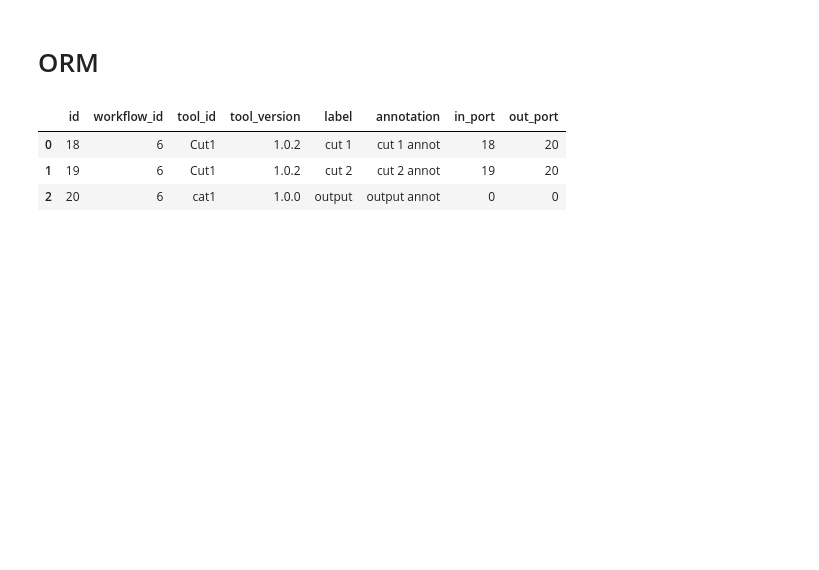
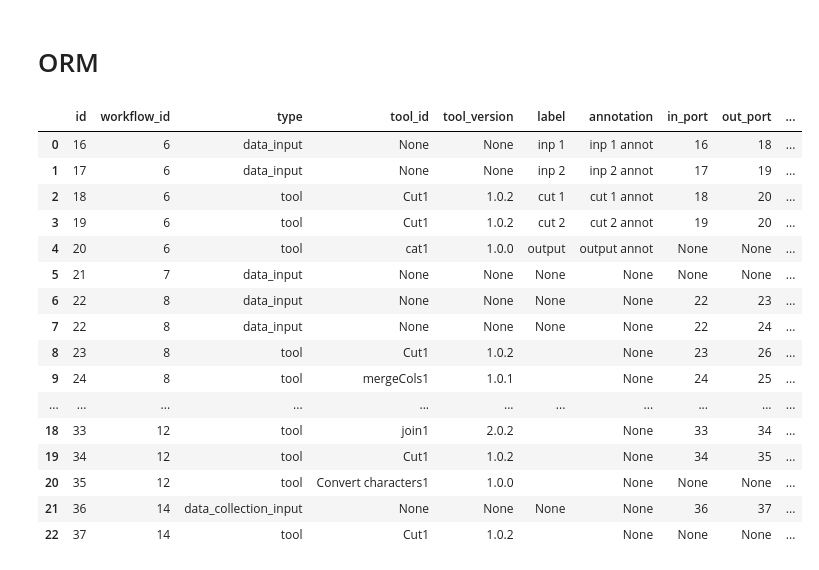
Before and after one commit to anatskiy/tool-suggestion-engine, a Jupyter notebook: suggestions-from-history.ipynb, the cells around one changed output. Cells and saved outputs as stored; diff of their text form; code cells hidden in the pictures; blank space fills up the shorter version.

```diff
--- a/suggestions-from-history.ipynb
+++ b/suggestions-from-history.ipynb
@@ -124,27 +143,44 @@ mapper(WorkflowStepAnnotationAssociation, wsaa)
 Session = sessionmaker(bind=engine)
 session = Session()
 # %%
-connections_query = session.query(WorkflowStep.id, WorkflowStep.workflow_id,
-                                  WorkflowStep.tool_id, WorkflowStep.tool_version,
-                                  WorkflowStep.label,
-                                  WorkflowStepAnnotationAssociation.annotation,
-                                  WorkflowStepConnection.output_step_id.label('in_port'),
-                                  WorkflowStepConnection.input_step_id.label('out_port')) \
-                           .join(StoredWorkflow, WorkflowStep.workflow_id==\
-                                StoredWorkflow.latest_workflow_id) \
-                           .outerjoin(WorkflowStepConnection, WorkflowStep.id==\
-                                WorkflowStepConnection.output_step_id) \
-                           .outerjoin(WorkflowStepAnnotationAssociation, WorkflowStep.id==\
-                                WorkflowStepAnnotationAssociation.workflow_step_id) \
-                           .distinct().filter(WorkflowStep.type != 'data_input')
+connections_query = session \
+    .query(WorkflowStep.id, WorkflowStep.workflow_id,
+           WorkflowStep.type, WorkflowStep.tool_id,
+           WorkflowStep.tool_version, WorkflowStep.label,
+           WorkflowStepAnnotationAssociation.annotation,
+           WorkflowStepConnection.output_step_id.label('in_port'),
+           WorkflowStepConnection.input_step_id.label('out_port')) \
+    .join(StoredWorkflow, WorkflowStep.workflow_id==\
+          StoredWorkflow.latest_workflow_id) \
+    .outerjoin(WorkflowStepConnection, WorkflowStep.id==\
+               WorkflowStepConnection.output_step_id) \
+    .outerjoin(WorkflowStepAnnotationAssociation, WorkflowStep.id==\
+               WorkflowStepAnnotationAssociation.workflow_step_id) \
+    .distinct()
 
 connections = pd.read_sql(connections_query.statement, session.bind)
-connections[['in_port', 'out_port']] = connections[['in_port', 'out_port']].fillna(0.0).applymap(np.int64)
+connections = connections.where(pd.notnull(connections), None)  # replace all NaN with None
 
+connections['in_port_tool'] = connections.tool_id.fillna(connections.type)
+connections['out_port_tool'] = [connections.tool_id[connections.id == id].values[0]
+                                if id else None for id in connections.out_port]
 connections
 # %% [output]
-|  | id | workflow_id | tool_id | tool_version | label | annotation | in_port | out_port |
-| 0 | 18 | 6 | Cut1 | 1.0.2 | cut 1 | cut 1 annot | 18 | 20 |
-| 1 | 19 | 6 | Cut1 | 1.0.2 | cut 2 | cut 2 annot | 19 | 20 |
-| 2 | 20 | 6 | cat1 | 1.0.0 | output | output annot | 0 | 0 |
+|  | id | workflow_id | type | tool_id | tool_version | label | annotation | in_port | out_port | ... |
+| 0 | 16 | 6 | data_input | None | None | inp 1 | inp 1 annot | 16 | 18 | ... |
+| 1 | 17 | 6 | data_input | None | None | inp 2 | inp 2 annot | 17 | 19 | ... |
+| 2 | 18 | 6 | tool | Cut1 | 1.0.2 | cut 1 | cut 1 annot | 18 | 20 | ... |
+| 3 | 19 | 6 | tool | Cut1 | 1.0.2 | cut 2 | cut 2 annot | 19 | 20 | ... |
+| 4 | 20 | 6 | tool | cat1 | 1.0.0 | output | output annot | None | None | ... |
+| 5 | 21 | 7 | data_input | None | None | None | None | None | None | ... |
+| 6 | 22 | 8 | data_input | None | None | None | None | 22 | 23 | ... |
+| 7 | 22 | 8 | data_input | None | None | None | None | 22 | 24 | ... |
+| 8 | 23 | 8 | tool | Cut1 | 1.0.2 |  | None | 23 | 26 | ... |
+| 9 | 24 | 8 | tool | mergeCols1 | 1.0.1 |  | None | 24 | 25 | ... |
+| ... | ... | ... | ... | ... | ... | ... | ... | ... | ... | ... |
+| 18 | 33 | 12 | tool | join1 | 2.0.2 |  | None | 33 | 34 | ... |
+| 19 | 34 | 12 | tool | Cut1 | 1.0.2 |  | None | 34 | 35 | ... |
+| 20 | 35 | 12 | tool | Convert characters1 | 1.0.0 |  | None | None | None | ... |
+| 21 | 36 | 14 | data_collection_input | None | None | None | None | 36 | 37 | ... |
+| 22 | 37 | 14 | tool | Cut1 | 1.0.2 |  | None | None | None | ... |
 # %%
```
Also changed, not shown: parts of 5 cells of this notebook.
